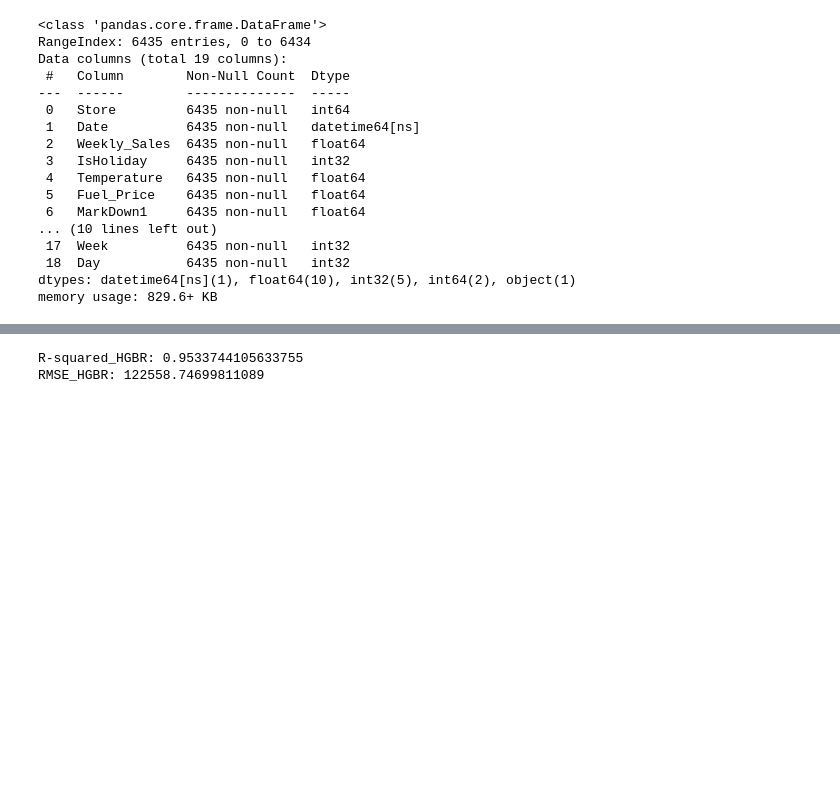
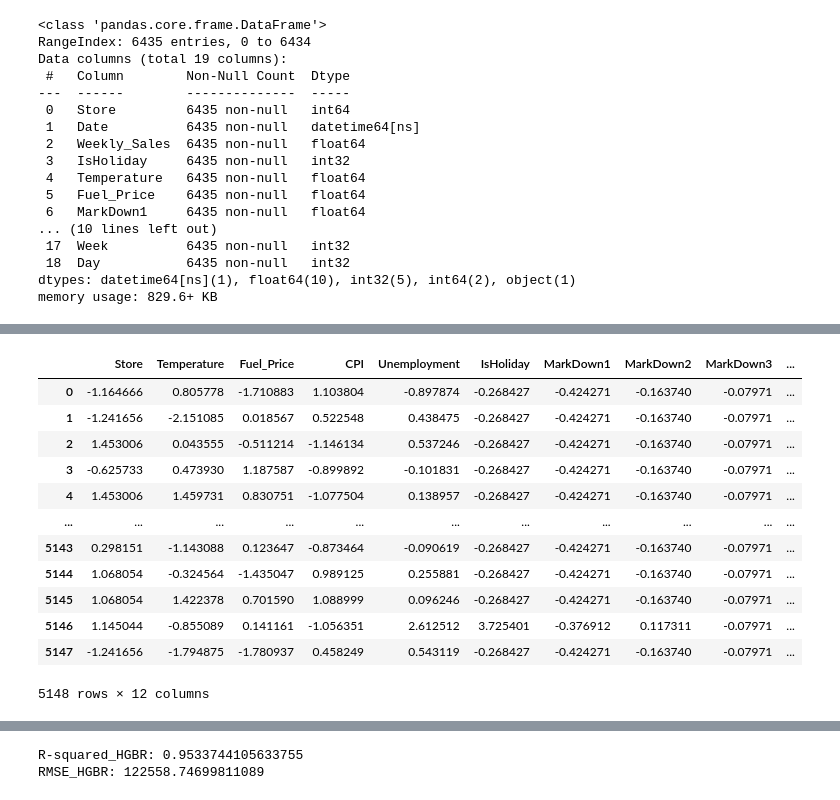
Before and after one commit to GARGI-GHORAI/soil-pollution-diseases, a Jupyter notebook: New Regression Analysis.ipynb, the cells around one changed output, grey strips where cells are left out. Cells and saved outputs as stored; diff of their text form; code cells hidden in the pictures; blank space fills up the shorter version.

```diff
--- a/New Regression Analysis.ipynb
+++ b/New Regression Analysis.ipynb
@@ -238,21 +231,7 @@ memory usage: 829.6+ KB
 # %%
-import numpy as np
 from sklearn.model_selection import train_test_split
-from sklearn.linear_model import LinearRegression
-from sklearn.metrics import mean_squared_error, r2_score
-
 features = ['Store' ,'Temperature', 'Fuel_Price', 'CPI', 'Unemployment', 'IsHoliday','MarkDown1','MarkDown2','MarkDown3','MarkDown4','MarkDown5','Size']  # choose based on EDA
 X = df[features]
 y = df['Weekly_Sales']
 
 X_train, X_test, y_train, y_test = train_test_split(X, y, test_size=0.2, random_state=42)
-
-model = LinearRegression()
-model.fit(X_train, y_train)
-
-y_pred = model.predict(X_test)
-print("R-squared:", r2_score(y_test, y_pred))
-print("RMSE:", np.sqrt(mean_squared_error(y_test, y_pred)))
-
-coefficients = pd.DataFrame(model.coef_, X.columns, columns=['Coefficient'])
-print(coefficients)
@@ -278,0 +240,6 @@ Size              6.767176
+# %%
+from sklearn.preprocessing import StandardScaler
+
+scaler = StandardScaler()
+train_scaled = scaler.fit_transform(X_train)
+test_scaled=scaler.transform(X_test)
@@ -278,0 +262,19 @@ Size              6.767176
+# %%
+x_train=pd.DataFrame(train_scaled, columns=X_train.columns)
+x_test=pd.DataFrame(test_scaled, columns=X_test.columns)
+# %%
+x_train
+# %% [output]
+|  | Store | Temperature | Fuel_Price | CPI | Unemployment | IsHoliday | MarkDown1 | MarkDown2 | MarkDown3 | ... |
+| 0 | -1.164666 | 0.805778 | -1.710883 | 1.103804 | -0.897874 | -0.268427 | -0.424271 | -0.163740 | -0.07971 | ... |
+| 1 | -1.241656 | -2.151085 | 0.018567 | 0.522548 | 0.438475 | -0.268427 | -0.424271 | -0.163740 | -0.07971 | ... |
+| 2 | 1.453006 | 0.043555 | -0.511214 | -1.146134 | 0.537246 | -0.268427 | -0.424271 | -0.163740 | -0.07971 | ... |
+| 3 | -0.625733 | 0.473930 | 1.187587 | -0.899892 | -0.101831 | -0.268427 | -0.424271 | -0.163740 | -0.07971 | ... |
+| 4 | 1.453006 | 1.459731 | 0.830751 | -1.077504 | 0.138957 | -0.268427 | -0.424271 | -0.163740 | -0.07971 | ... |
+| ... | ... | ... | ... | ... | ... | ... | ... | ... | ... | ... |
+| 5143 | 0.298151 | -1.143088 | 0.123647 | -0.873464 | -0.090619 | -0.268427 | -0.424271 | -0.163740 | -0.07971 | ... |
+| 5144 | 1.068054 | -0.324564 | -1.435047 | 0.989125 | 0.255881 | -0.268427 | -0.424271 | -0.163740 | -0.07971 | ... |
+| 5145 | 1.068054 | 1.422378 | 0.701590 | 1.088999 | 0.096246 | -0.268427 | -0.424271 | -0.163740 | -0.07971 | ... |
+| 5146 | 1.145044 | -0.855089 | 0.141161 | -1.056351 | 2.612512 | 3.725401 | -0.376912 | 0.117311 | -0.07971 | ... |
+| 5147 | -1.241656 | -1.794875 | -1.780937 | 0.458249 | 0.543119 | -0.268427 | -0.424271 | -0.163740 | -0.07971 | ... |
+5148 rows × 12 columns
```
Also changed, not shown: parts of 36 cells of this notebook.
